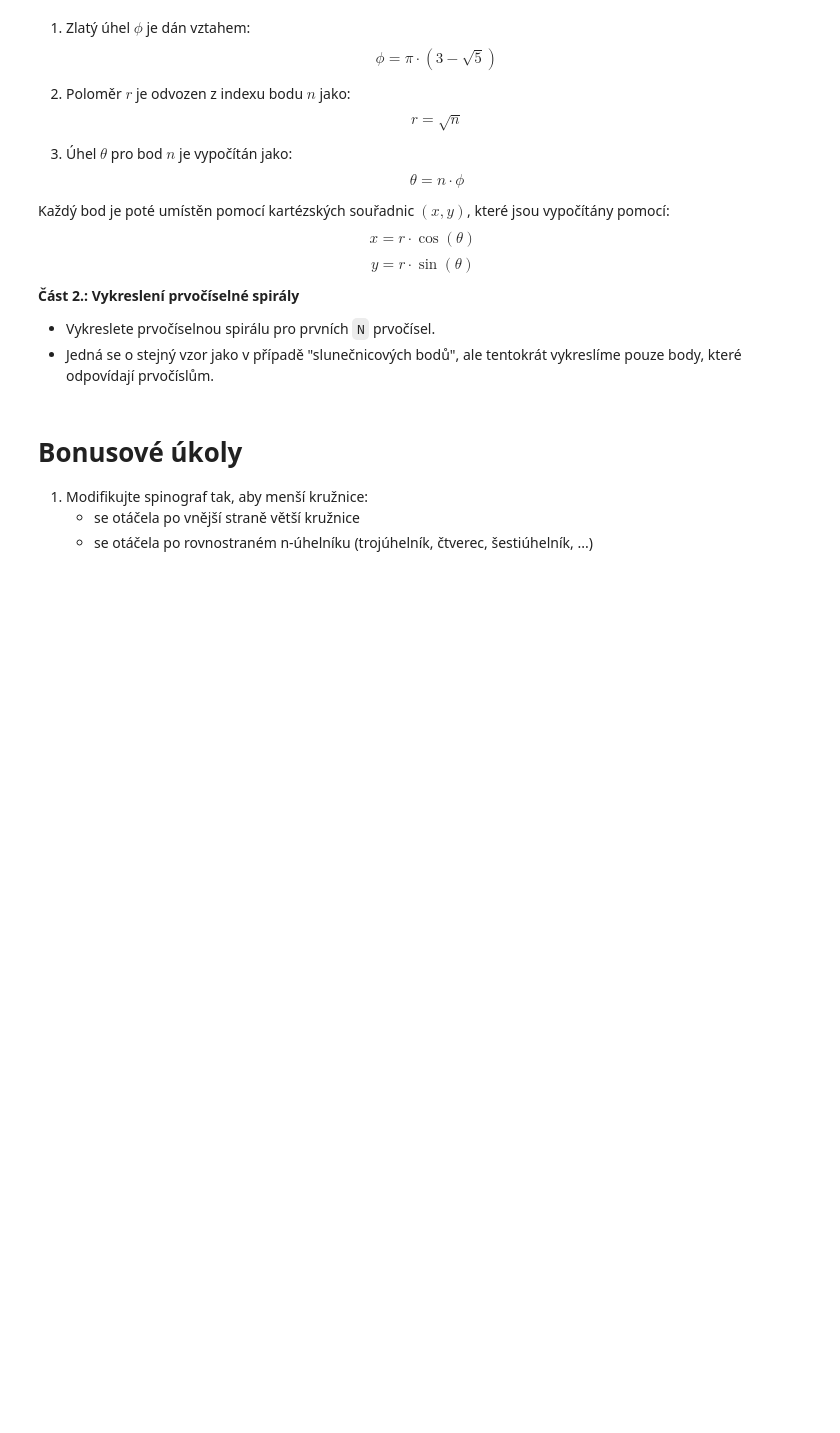
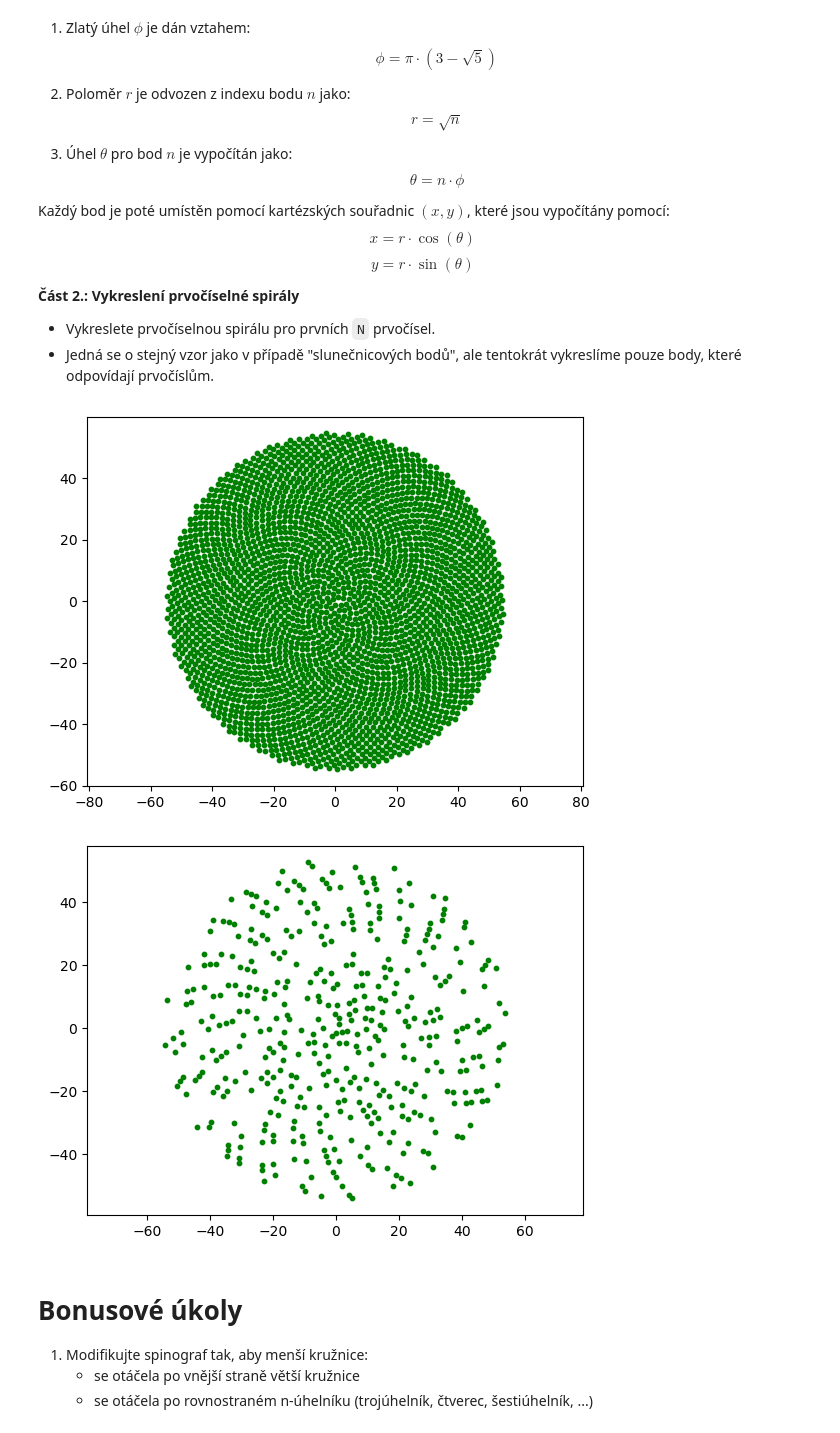
Before and after one commit to MalejG/Domaci_Ukoly_VVP, a Jupyter notebook: DU4.ipynb, the cells around one changed output. Cells and saved outputs as stored; diff of their text form; code cells hidden in the pictures; blank space fills up the shorter version.

```diff
--- a/DU4.ipynb
+++ b/DU4.ipynb
@@ -130,3 +128,40 @@ $$
+# %%
+def slunecnice(N):
+    phi = np.pi * (3 - np.sqrt(5))
+    n = np.arange(1, N + 1)
+    r = np.sqrt(n)
+    ohm = n * phi
+    x = r * np.cos(ohm)
+    y = r * np.sin(ohm)
+    return x, y
+
+def prvocislo(n):
+    if n < 2:
+        return False
+    for i in range(2, int(np.sqrt(n)) + 1):
+        if n % i == 0:
+            return False
+    return True
+
+def prvocislo_slunecnice(N):
+    x, y = slunecnice(N)
+    mask = np.array([prvocislo(i) for i in range(1, N + 1)])
+    return x[mask], y[mask]
+
+N = 3000
+
+x_slnec, y_slnec = slunecnice(N)
+plt.scatter(x_slnec, y_slnec, s=10, color='green')
+plt.axis('equal')
+plt.show()
+
+x_prvoc, y_prvoc = prvocislo_slunecnice(N)
+plt.scatter(x_prvoc, y_prvoc, s=10, color='green')
+plt.axis('equal')
+plt.show()
+# %% [output]
+[figure, added]
+[figure, added]
 # %% [markdown]
 # Bonusové úkoly
 1. Modifikujte spinograf tak, aby menší kružnice:
```
Also changed, not shown: parts of 1 cell of this notebook.
